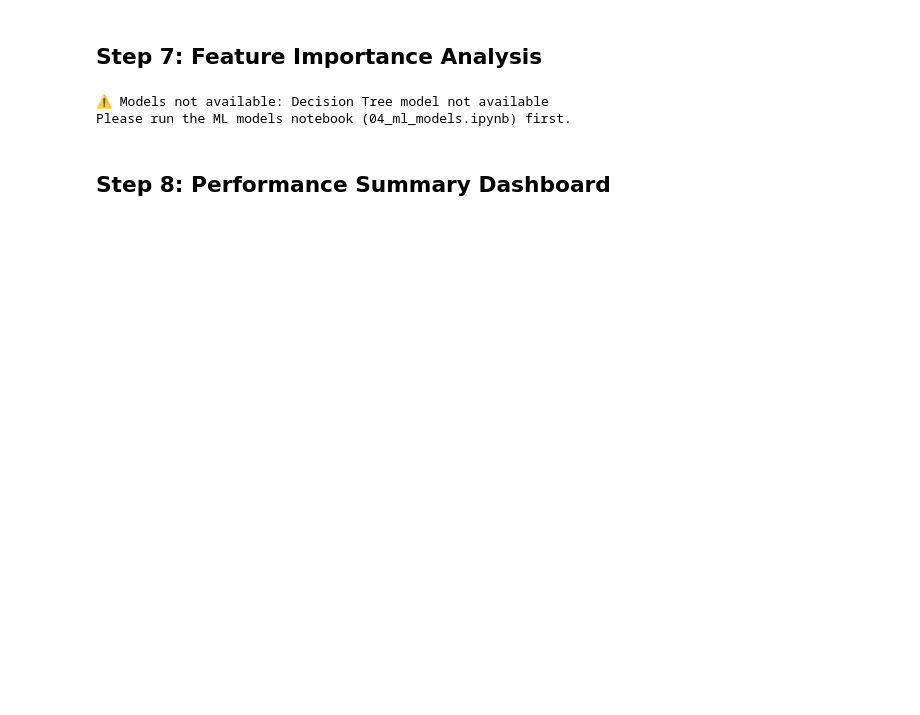
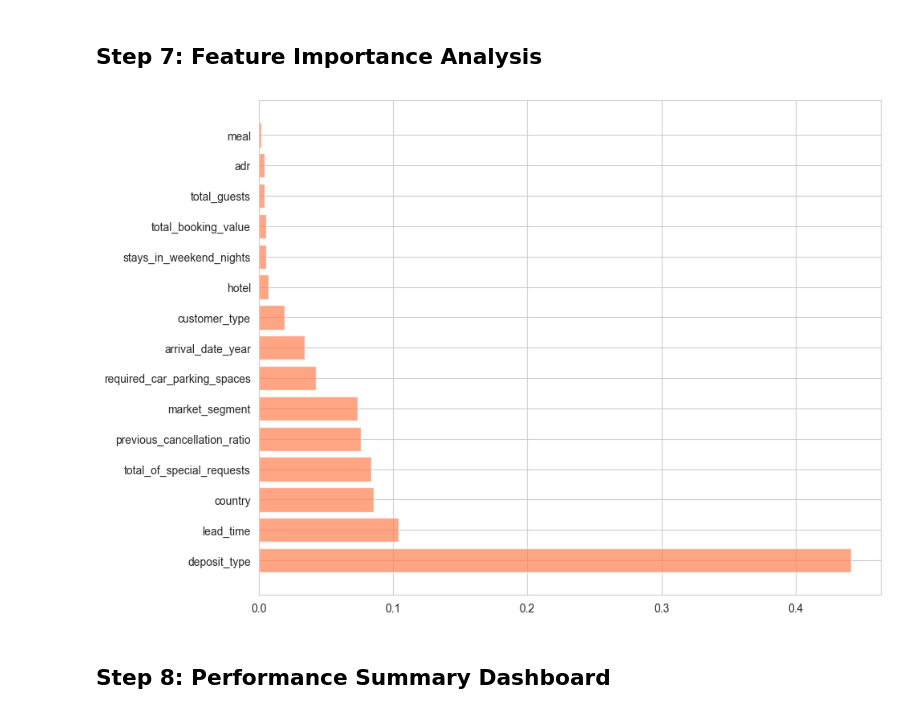
Before and after one commit to abdelrahman-abdelmoaty/hotel-booking-cancellation-prediction, a Jupyter notebook: notebooks/05_evaluation_visualization.ipynb, the cells around one changed output. Cells and saved outputs as stored; diff of their text form; code cells hidden in the pictures; blank space fills up the shorter version.

```diff
--- a/notebooks/05_evaluation_visualization.ipynb
+++ b/notebooks/05_evaluation_visualization.ipynb
@@ -370,36 +383,60 @@ which can be installed using pip:
 # %%
 # Extract and visualize feature importance from tree-based models
 try:
     if dt_model is None:
         raise NameError("Decision Tree model not available")
 
-    # Decision Tree feature importance
+        # Decision Tree feature importance
     dt_importance = dt_model.featureImportances.toArray()
+
+    # Define feature names in the exact order they were assembled
+    # This matches the order from 03_spark_preprocessing.ipynb
+    numerical_features = [
+        "lead_time", "arrival_date_year", "arrival_date_week_number",
+        "arrival_date_day_of_month", "stays_in_weekend_nights",
+        "stays_in_week_nights", "adults", "children", "babies",
+        "previous_cancellations", "previous_bookings_not_canceled",
+        "adr", "required_car_parking_spaces", "total_of_special_requests",
+        "total_nights", "total_guests", "total_booking_value",
+        "previous_cancellation_ratio"
+    ]
+
+    categorical_features = [
+        "hotel", "meal", "country", "market_segment",
+        "distribution_channel", "reserved_room_type",
+        "assigned_room_type", "deposit_type", "customer_type",
+        "lead_time_category"
+    ]
+
+    # Create feature names list matching the assembly order
+    # Numerical features first, then categorical with _indexed suffix
+    feature_names = numerical_features + [f"{feat}_indexed" for feat in categorical_features]
+
+    # Clean up feature names for display (remove suffixes)
+    display_names = []
+    for name in feature_names:
+        if name.endswith("_indexed"):
+            display_names.append(name.replace("_indexed", ""))
+        else:
+            display_names.append(name)
 
     # Create feature importance visualization
     fig, ax = plt.subplots(1, 1, figsize=(10, 8))
 
     # Decision Tree
     top_dt_indices = np.argsort(dt_importance)[-15:][::-1]
-    ax.barh(range(len(top_dt_indices)), dt_importance[top_dt_indices], color='coral', alpha=0.7)
+    top_importances = dt_importance[top_dt_indices]
+    top_feature_names = [display_names[idx] for idx in top_dt_indices]
+
+    ax.barh(range(len(top_dt_indices)), top_importances, color='coral', alpha=0.7)
     ax.set_yticks(range(len(top_dt_indices)))
-    ax.set_yticklabels([f'Feature {idx}' for idx in top_dt_indices])
-    ax.set_title('Decision Tree - Top 15 Feature Importance', fontweight='bold', fontsize=14)
-    ax.set_xlabel('Importance', fontsize=12)
-    ax.invert_yaxis()
-    ax.grid(True, alpha=0.3, axis='x')
-
-    plt.tight_layout()
-    plt.savefig(os.path.join(reports_dir, 'feature_importance.png'), dpi=300, bbox_inches='tight')
-    print(f"✓ Saved: {os.path.join(reports_dir, 'feature_importance.png')}")
-    plt.show()
+    ax.set_yticklabels(top_feature_names)
 
 except (NameError, AttributeError) as e:
     print(f"⚠ Models not available: {e}")
     print("Please run the ML models notebook (04_ml_models.ipynb) first.")
 # %% [output]
-⚠ Models not available: Decision Tree model not available
-Please run the ML models notebook (04_ml_models.ipynb) first.
+[figure, added]
 # %% [markdown]
 ## Step 8: Performance Summary Dashboard
 # %%
```
Also changed, not shown: parts of 8 cells of this notebook, 7 other files.
